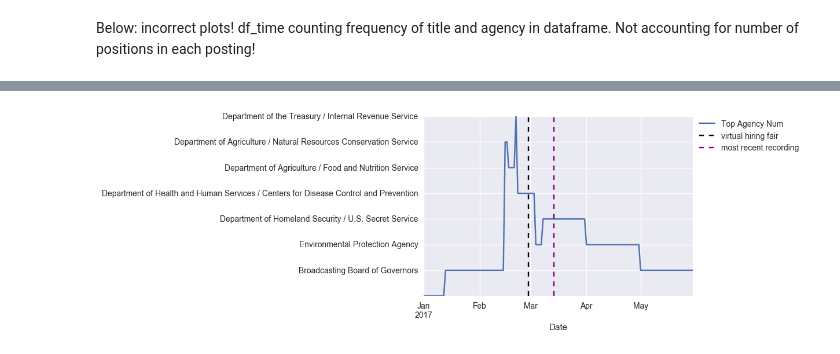
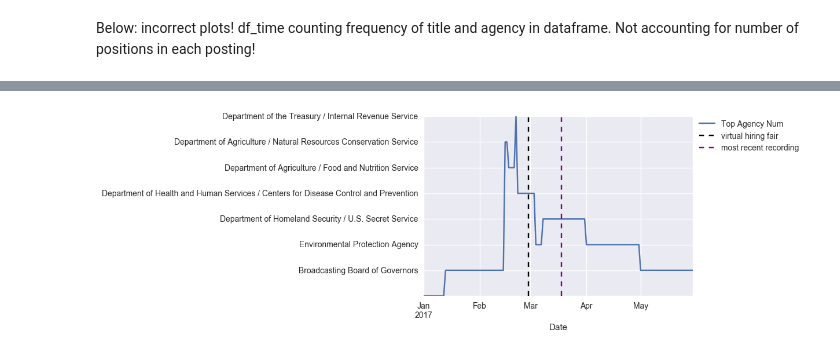
Before and after one commit to keklarup/PMF, a Jupyter notebook: Combined_Analysis_GitHub.ipynb, the cells around one changed output, grey strips where cells are left out. Saved outputs shown, nothing was run; the diff lists cells and outputs as text; code cells hidden in the pictures.

```diff
--- a/Combined_Analysis_GitHub.ipynb
+++ b/Combined_Analysis_GitHub.ipynb
@@ -330,17 +331,17 @@ plt.legend(bbox_to_anchor=(1.01, 1),loc=2,borderaxespad=0.);
 # %%
 col='Top Agency'
 TA=list(df_time.loc[df_time[col].str.len()>0,col].value_counts().index)
 TAdic={};
 for x in range(1,len(TA)+1):
     TAdic[TA[x-1]]=x
 df_time['%s Num'%col]=0
 df_time['%s Num'%col]=df_time[col].map(TAdic)
 df_time['%s Num'%col].fillna(0,inplace=True)
 df_time.plot('Date','%s Num'%col)
 LABELS=['']+TA;
 plt.yticks(range(0,len(TA)+1), LABELS);
 plt.axvline(pd.Timestamp('20170228'),color='black',linestyle='--',label='virtual hiring fair');
-plt.axvline(pd.Timestamp('20170314'),color='purple',linestyle='--',label='most recent recording');
+plt.axvline(pd.Timestamp('20170318'),color='purple',linestyle='--',label='most recent recording');
 plt.legend(bbox_to_anchor=(1.01, 1),loc=2,borderaxespad=0.);
 # %% [output]
-[figure, old version]
+[figure, new version]
```
Also changed, not shown: parts of 17 cells of this notebook.
